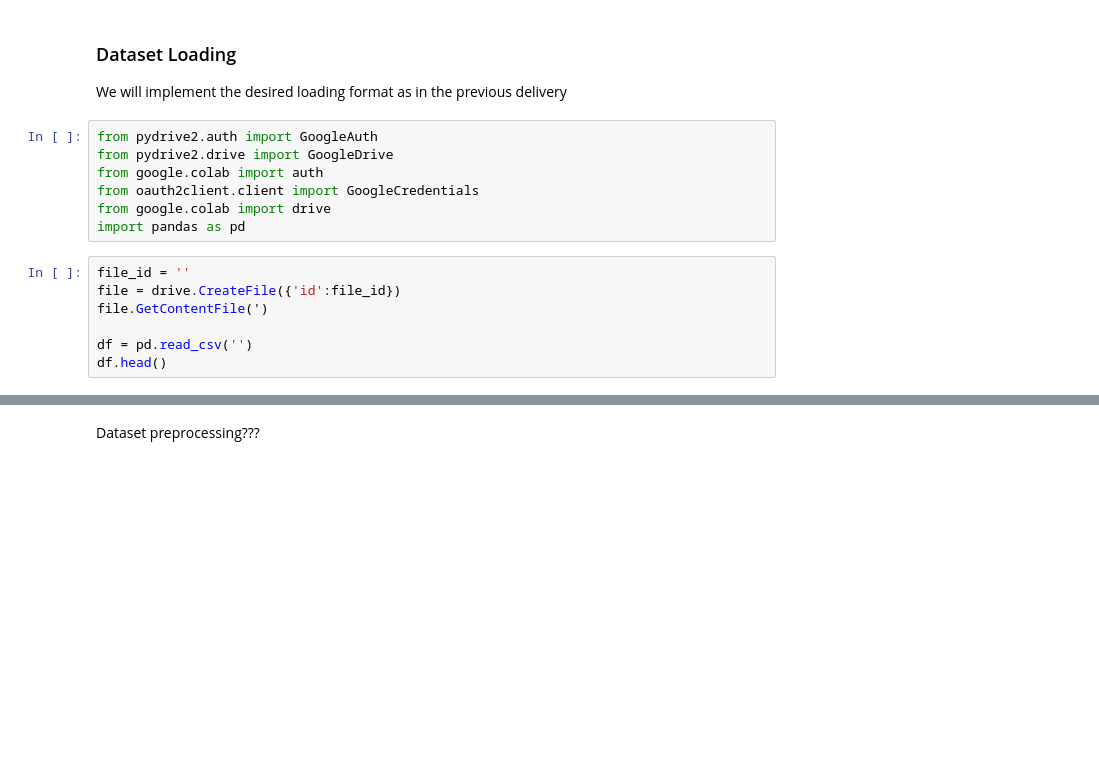
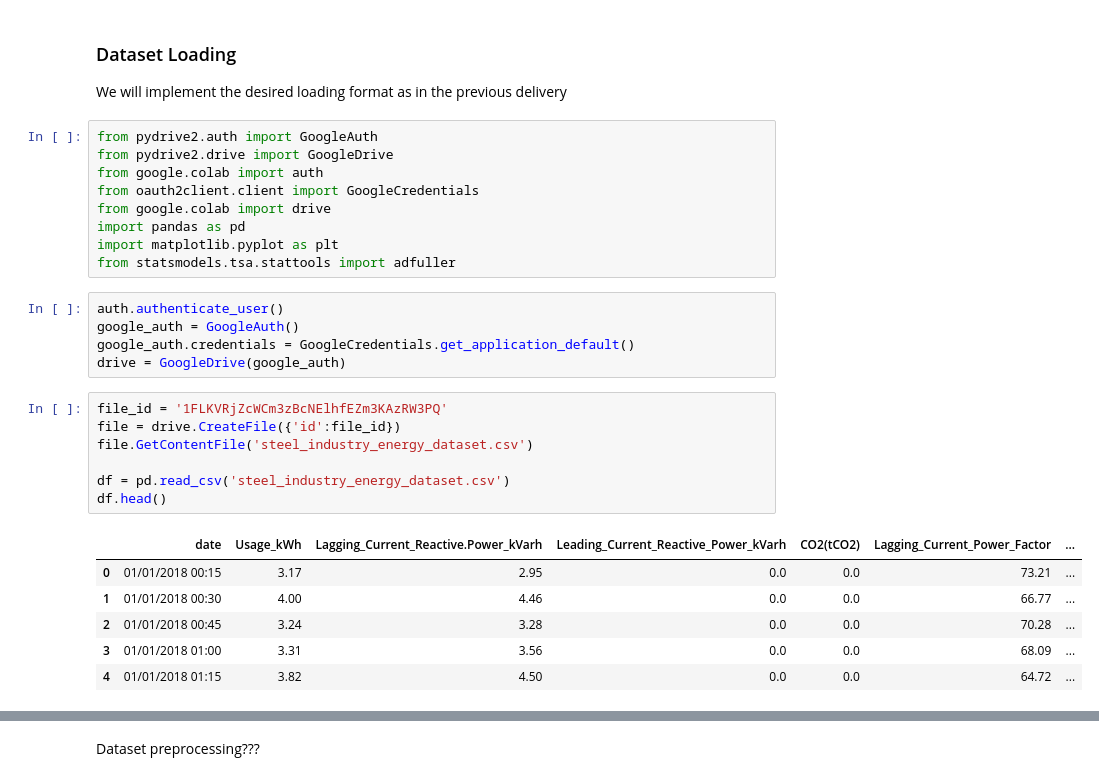
Before and after one commit to DiegoLopezAroca/Multiclass-Corporate-Credit-Rating, a Jupyter notebook: D2.1 - Project_Proposal.ipynb, the cells around one changed output, grey strips where cells are left out. Saved outputs shown, nothing was run; the diff lists cells and outputs as text; blank space fills up the shorter version.

```diff
--- a/D2.1 - Project_Proposal.ipynb
+++ b/D2.1 - Project_Proposal.ipynb
@@ -25,10 +25,24 @@ from google.colab import auth
 from oauth2client.client import GoogleCredentials
 from google.colab import drive
 import pandas as pd
+import matplotlib.pyplot as plt
+from statsmodels.tsa.stattools import adfuller
+# %%
+auth.authenticate_user()
+google_auth = GoogleAuth()
+google_auth.credentials = GoogleCredentials.get_application_default()
+drive = GoogleDrive(google_auth)
 # %%
-file_id = ''
+file_id = '1FLKVRjZcWCm3zBcNElhfEZm3KAzRW3PQ'
 file = drive.CreateFile({'id':file_id})
-file.GetContentFile(')
+file.GetContentFile('steel_industry_energy_dataset.csv')
 
-df = pd.read_csv('')
+df = pd.read_csv('steel_industry_energy_dataset.csv')
 df.head()
+# %% [output]
+|  | date | Usage_kWh | Lagging_Current_Reactive.Power_kVarh | Leading_Current_Reactive_Power_kVarh | CO2(tCO2) | Lagging_Current_Power_Factor | ... |
+| 0 | 01/01/2018 00:15 | 3.17 | 2.95 | 0.0 | 0.0 | 73.21 | ... |
+| 1 | 01/01/2018 00:30 | 4.00 | 4.46 | 0.0 | 0.0 | 66.77 | ... |
+| 2 | 01/01/2018 00:45 | 3.24 | 3.28 | 0.0 | 0.0 | 70.28 | ... |
+| 3 | 01/01/2018 01:00 | 3.31 | 3.56 | 0.0 | 0.0 | 68.09 | ... |
+| 4 | 01/01/2018 01:15 | 3.82 | 4.50 | 0.0 | 0.0 | 64.72 | ... |
```
Also changed, not shown: parts of 10 cells of this notebook.
